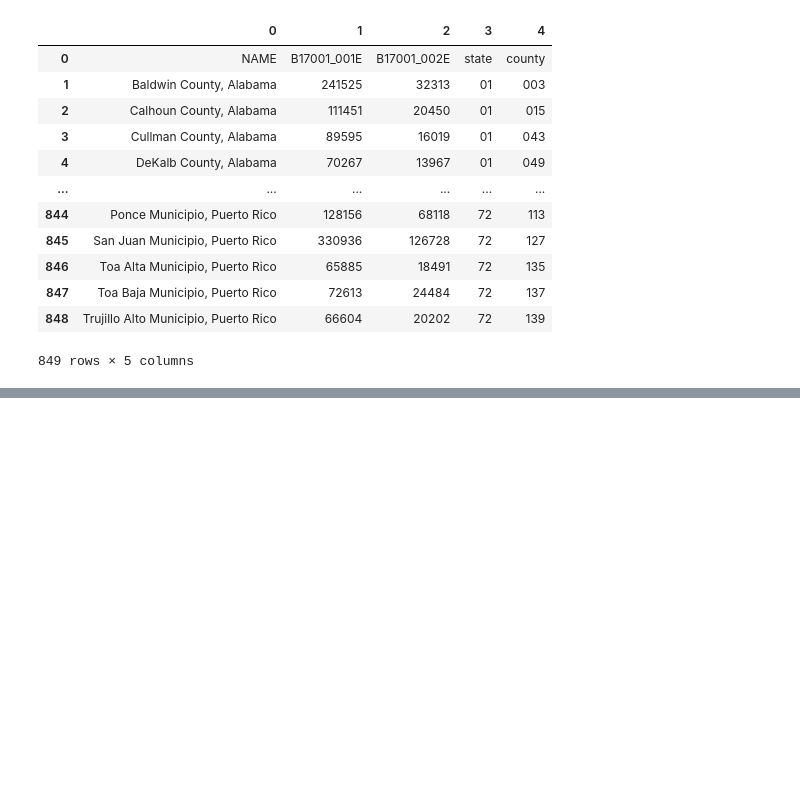
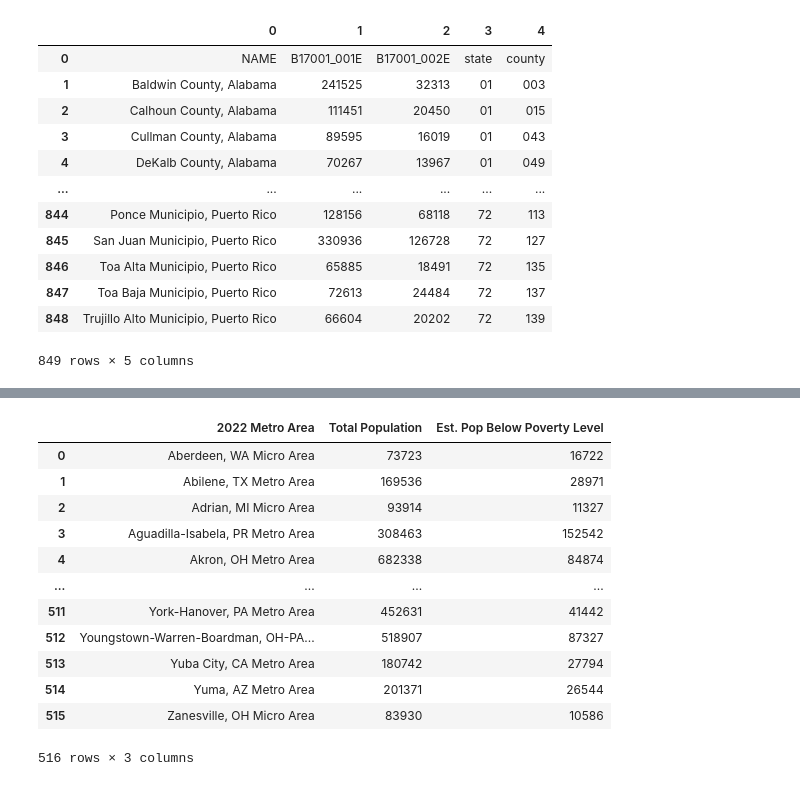
Before and after one commit to dfquinn23/Project_1, a Jupyter notebook: Census/poverty stats.ipynb, the cells around one changed output, grey strips where cells are left out. Cells and saved outputs as stored; diff of their text form; code cells hidden in the pictures; blank space fills up the shorter version.

```diff
--- a/Census/poverty stats.ipynb
+++ b/Census/poverty stats.ipynb
@@ -49,3 +49,9 @@ poverty_acs_df
 | 847 | Toa Baja Municipio, Puerto Rico | 72613 | 24484 | 72 | 137 |
 | 848 | Trujillo Alto Municipio, Puerto Rico | 66604 | 20202 | 72 | 139 |
 849 rows × 5 columns
+# %%
+#Poverty rates by metropolitan area:
+
+metro_poverty_url = f"https://api.census.gov/data/2022/acs/acs1?get=NAME,B17001_002E,B17001_001E,B17001_003E&for=metropolitan%20statistical%20area/micropolitan%20statistical%20area:*&key={api_key}"
+metro_poverty_query = requests.get(metro_poverty_url).json()
+print(json.dumps(metro_poverty_query, indent=4))
@@ -51,0 +76,31 @@ poverty_acs_df
+# %%
+#Total pop, # in poverty, in households below PL for TTM
+
+metro_poverty_acs_df = pd.DataFrame(metro_poverty_query)
+metro_poverty_acs_df.sort_values(0, ascending=False)
+
+metro_poverty_acs_df.columns = metro_poverty_acs_df.iloc[0]
+metro_poverty_acs_df = metro_poverty_acs_df[1:]
+metro_poverty_acs_df.reset_index(drop=True, inplace=True)
+
+reorg_df = metro_poverty_acs_df[['NAME', 'B17001_001E', 'B17001_002E']]
+reorg_df
+
+renamed_2022_metro_pov_df = reorg_df.rename(columns={'NAME': '2022 Metro Area', 'B17001_001E': 'Total Population',
+                                                                'B17001_002E': 'Est. Pop Below Poverty Level',
+                                                                })
+renamed_2022_metro_pov_df
+# %% [output]
+|  | 2022 Metro Area | Total Population | Est. Pop Below Poverty Level |
+| 0 | Aberdeen, WA Micro Area | 73723 | 16722 |
+| 1 | Abilene, TX Metro Area | 169536 | 28971 |
+| 2 | Adrian, MI Micro Area | 93914 | 11327 |
+| 3 | Aguadilla-Isabela, PR Metro Area | 308463 | 152542 |
+| 4 | Akron, OH Metro Area | 682338 | 84874 |
+| ... | ... | ... | ... |
+| 511 | York-Hanover, PA Metro Area | 452631 | 41442 |
+| 512 | Youngstown-Warren-Boardman, OH-PA... | 518907 | 87327 |
+| 513 | Yuba City, CA Metro Area | 180742 | 27794 |
+| 514 | Yuma, AZ Metro Area | 201371 | 26544 |
+| 515 | Zanesville, OH Micro Area | 83930 | 10586 |
+516 rows × 3 columns
```
Also changed, not shown: parts of 1 cell of this notebook, 7 other files.
